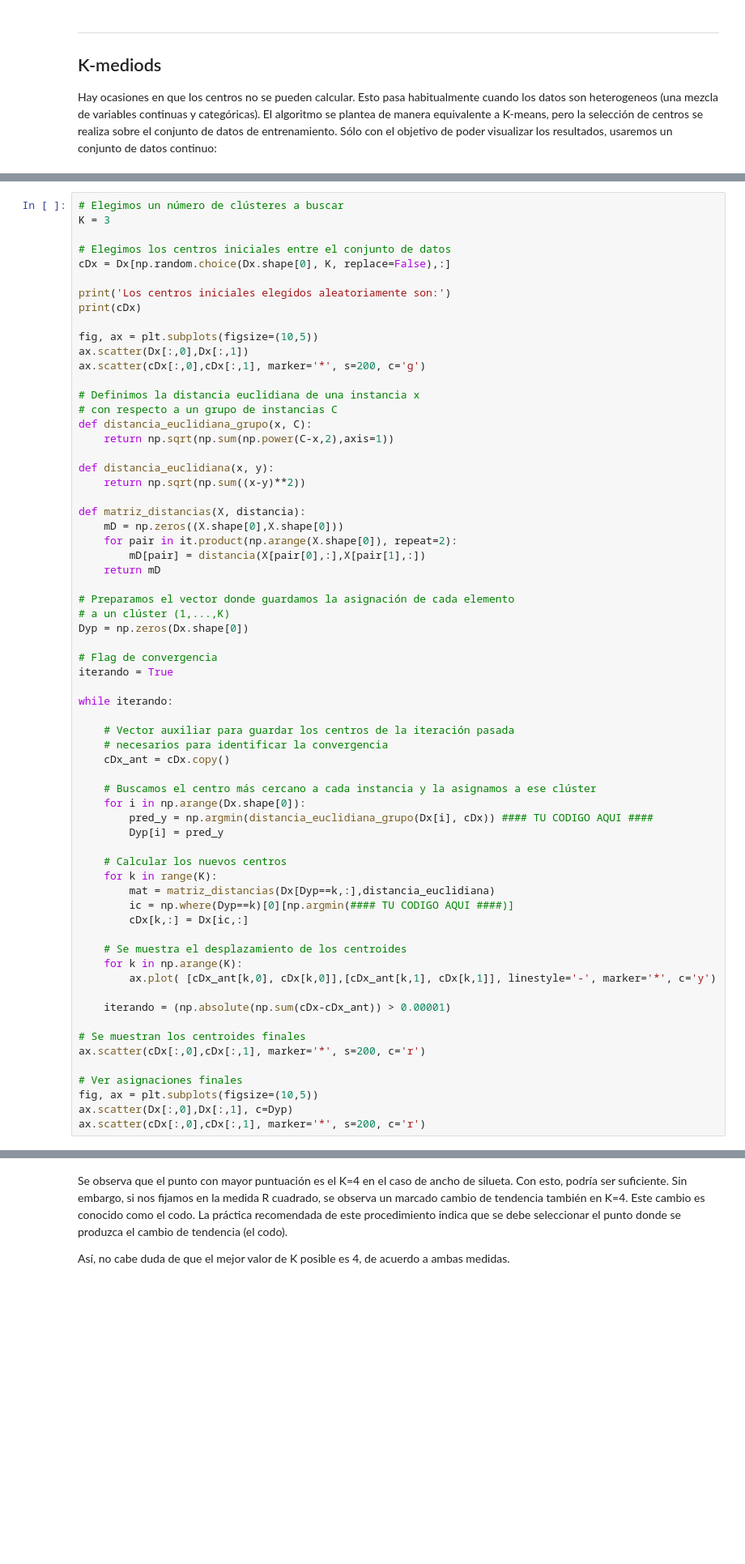
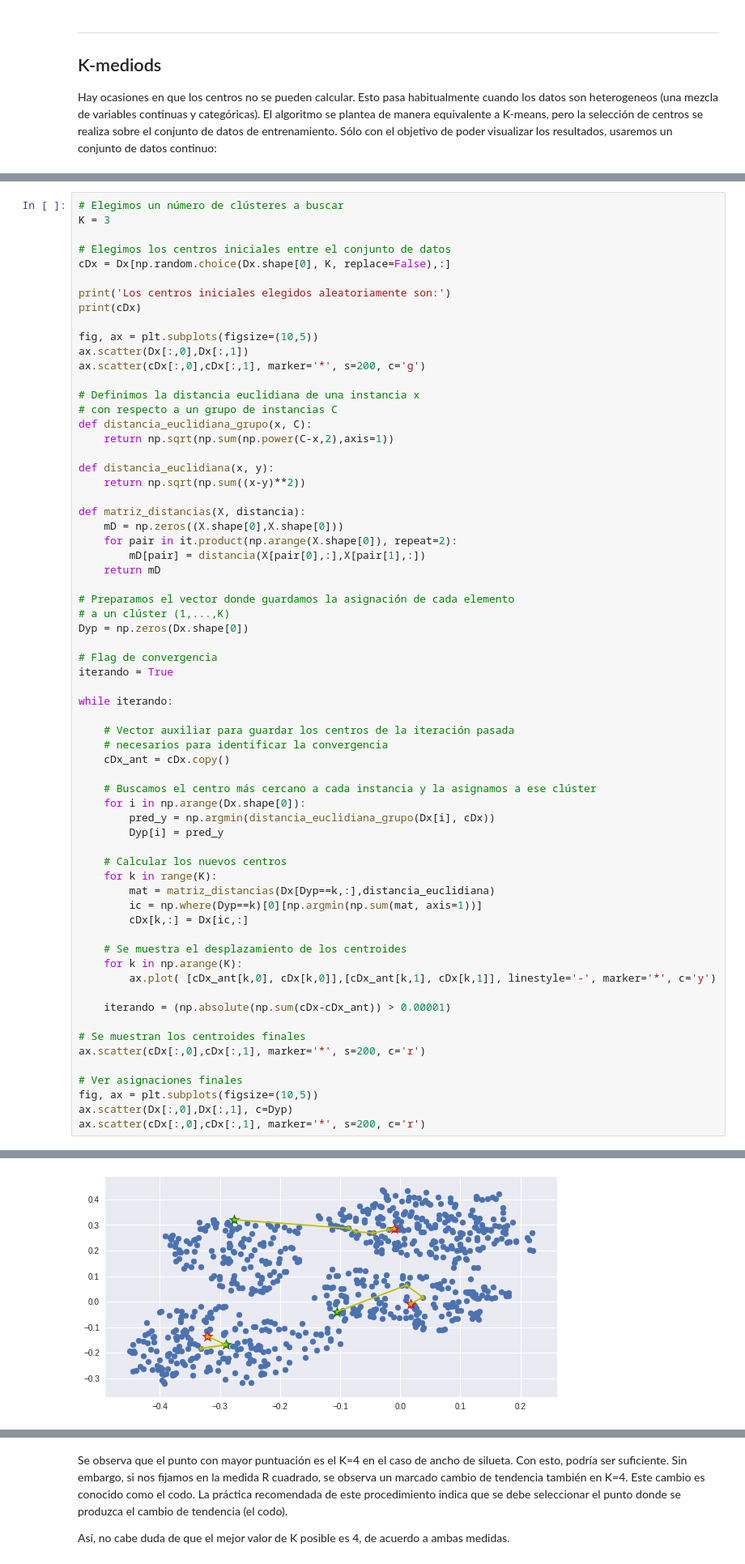
Before and after one commit to a-afonso/06MAIR-Aprendizaje-No-Supervisado, a Jupyter notebook: VC02_1_kmeans.ipynb, the cells around one changed output, grey strips where cells are left out. Shown: that part at 81% size. Cells and saved outputs as stored; diff of their text form; blank space fills up the shorter version.

```diff
--- a/VC02_1_kmeans.ipynb
+++ b/VC02_1_kmeans.ipynb
@@ -278,13 +277,13 @@ while iterando:
 
     # Buscamos el centro más cercano a cada instancia y la asignamos a ese clúster
     for i in np.arange(Dx.shape[0]):
-        pred_y = np.argmin(distancia_euclidiana_grupo(Dx[i], cDx)) #### TU CODIGO AQUI ####
+        pred_y = np.argmin(distancia_euclidiana_grupo(Dx[i], cDx))
         Dyp[i] = pred_y
 
     # Calcular los nuevos centros
     for k in range(K):
         mat = matriz_distancias(Dx[Dyp==k,:],distancia_euclidiana)
-        ic = np.where(Dyp==k)[0][np.argmin(#### TU CODIGO AQUI ####)]
+        ic = np.where(Dyp==k)[0][np.argmin(np.sum(mat, axis=1))]
         cDx[k,:] = Dx[ic,:]
 
     # Se muestra el desplazamiento de los centroides
@@ -304,0 +308 @@ SyntaxError: invalid syntax (<ipython-input-92-e13b6fa95d59>, line 53)
+[figure, added]
```
Also changed, not shown: parts of 10 cells of this notebook.
